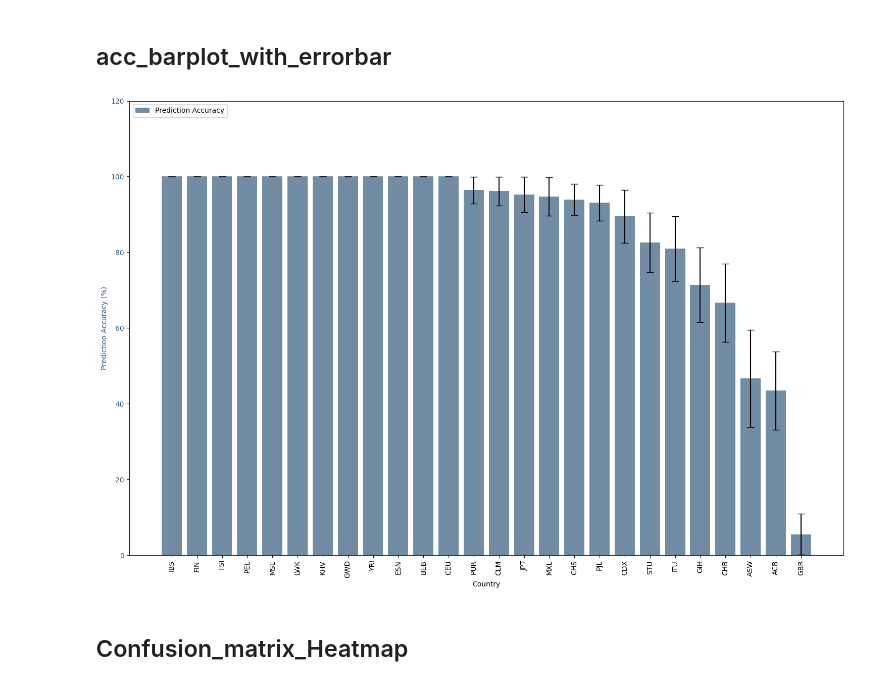
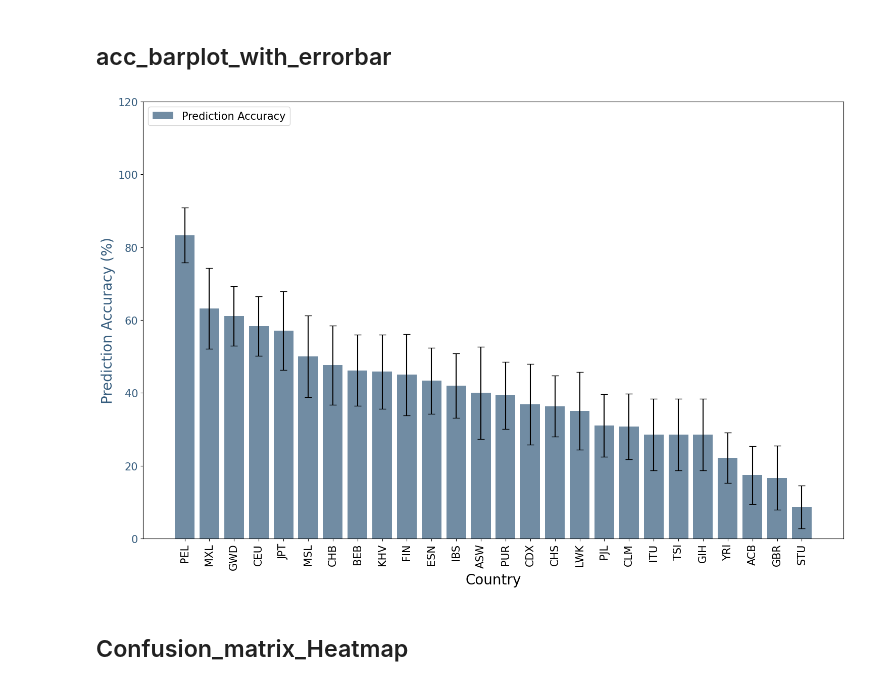
Before and after one commit to Jinhyun-Kim/geography_prediction, a Jupyter notebook: figure_country.ipynb, the cells around one changed output. Drawn from its saved outputs; the diff is of its cells as text; code cells hidden in the pictures.

Commit message:
fontsize

```diff
--- a/figure_country.ipynb
+++ b/figure_country.ipynb
@@ -83,8 +83,8 @@ class data_loader:
 # data load
 # %%
 feature_data_path = '/project/datacamp/team11/data'
-target_feature = "preprocessed/merged_support3_variance_0.1_random_1M"
-# target_feature = "preprocessed/merged_random_1k"
+# target_feature = "preprocessed/merged_support3_variance_0.1_random_1M"
+target_feature = "preprocessed/merged_random_1k"
 target_feature_suffix = "_matrix.npy"
 sample_annotation_file = os.path.join(feature_data_path, "igsr-1000 genomes 30x on grch38.tsv")
 
@@ -154,39 +156,40 @@ for country in unique_countries:
 df = pd.DataFrame({
     'Country': unique_countries,
     'Data Count': country_data_count,
     'Accuracy': country_accuracies,
     'STD': country_std_devs
 }).dropna().sort_values(by='Accuracy', ascending=False)
 
 sorted_countries = df['Country'].values
 sorted_data_count = df['Data Count'].values
 sorted_accuracies = df['Accuracy'].values
 sorted_std_devs = df['STD'].values
 
 
 
 
 def plot_country_data_with_error_bars(sorted_countries, accuracies, std_devs, file_path=None):
     fig, ax1 = plt.subplots(figsize=(15, 10))
 
-    ax1.set_xlabel('Country')
-    ax1.set_ylabel('Prediction Accuracy (%)', color=colors[4])
+    ax1.set_xlabel('Country', fontsize=20)
+    ax1.set_ylabel('Prediction Accuracy (%)', color=colors[4], fontsize=20)
     bars = ax1.bar(sorted_countries, accuracies, yerr=std_devs, color=colors[4], alpha=0.7, label='Prediction Accuracy', capsize=5)
     ax1.tick_params(axis='y', labelcolor=colors[4])
     ax1.set_ylim(0, 120)
-    plt.xticks(range(len(sorted_countries)),sorted_countries, rotation=90)
+    plt.xticks(range(len(sorted_countries)),sorted_countries, rotation=90, fontsize=15)
+    plt.yticks(fontsize=15)
 
 
     fig.tight_layout()
-    ax1.legend(loc='upper left')
+    ax1.legend(loc='upper left', fontsize=15)
 
     if file_path:
         plt.savefig(file_path, dpi=300, bbox_inches='tight')
     plt.show()
 
-plot_country_data_with_error_bars(sorted_countries, sorted_accuracies, sorted_std_devs, file_path="figure2_barplot.png")
+plot_country_data_with_error_bars(sorted_countries, sorted_accuracies, sorted_std_devs)#, file_path="figure2_barplot.png")
 # %% [output]
-[figure, old version]
+[figure, new version]
 # %% [markdown]
 ## Confusion_matrix_Heatmap
 # %%
```
Also changed, not shown: parts of 2 cells of this notebook.
